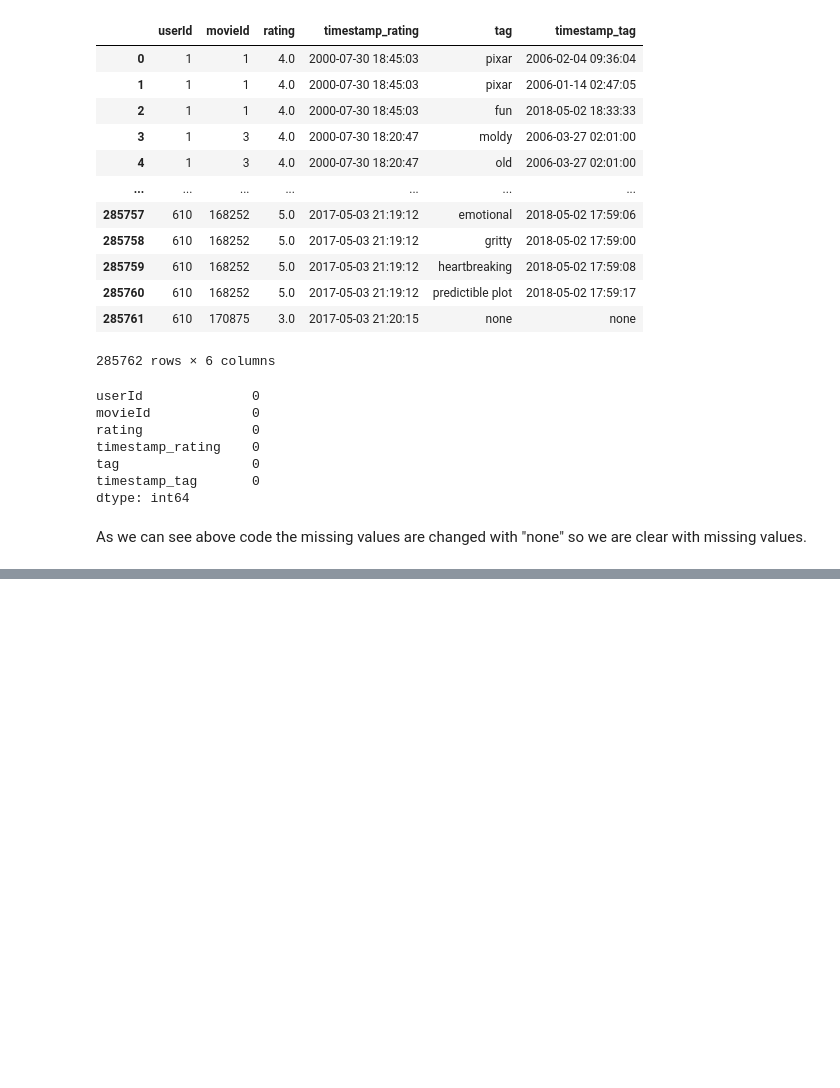
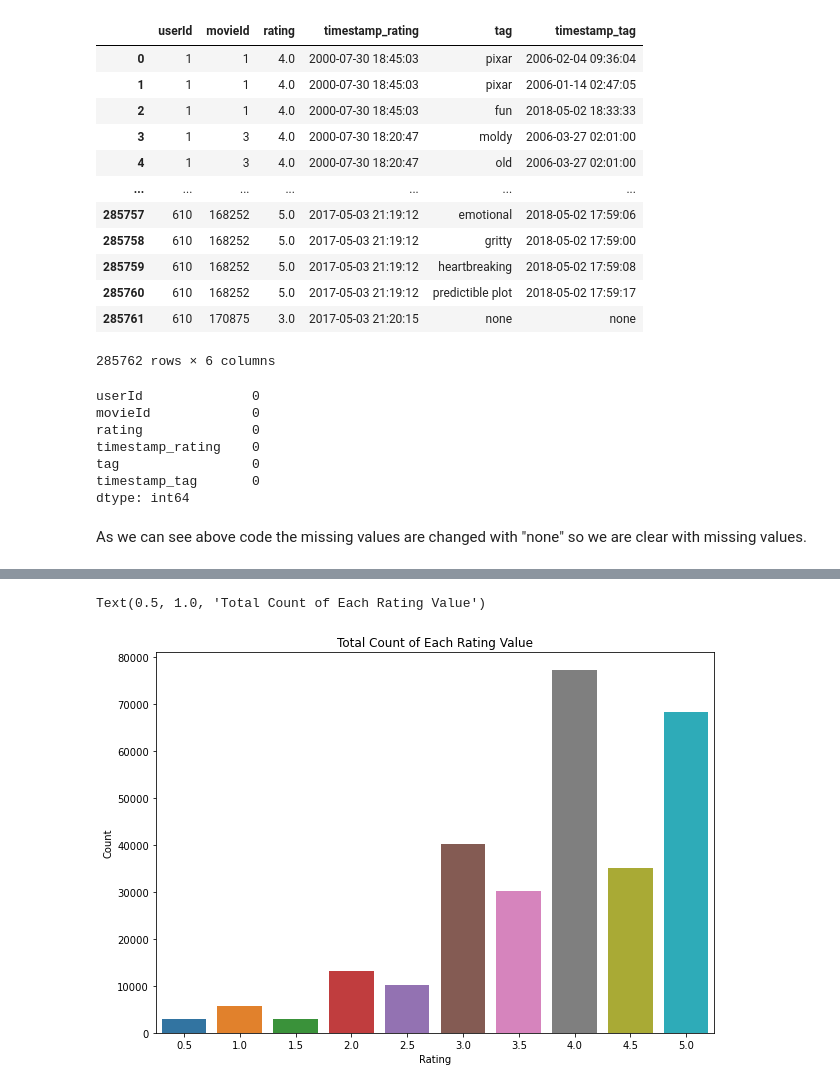
Before and after one commit to ekarbeyaz/movie-rankings-data-manipulation, a Jupyter notebook: Script - Movies.ipynb, the cells around one changed output, grey strips where cells are left out. Drawn from its saved outputs; the diff is of its cells as text; code cells hidden in the pictures; blank space fills up the shorter version.

```diff
--- a/Script - Movies.ipynb
+++ b/Script - Movies.ipynb
@@ -348,0 +385,3 @@ As we can see above code the missing values are changed with "none" so we are cl
+# %%
+ratings_final = pd.merge(left=ratings_na_dropped, right=movies_changed, how="left", left_on="movieId", right_on="movieId")
+ratings_final
@@ -348,0 +413,4 @@ As we can see above code the missing values are changed with "none" so we are cl
+# %%
+rating_count = ratings_final.groupby("rating")["userId"].count().reset_index()
+rating_count.rename(columns={"rating":"Rating", "userId":"Count"}, inplace=True)
+rating_count
@@ -348,0 +429,8 @@ As we can see above code the missing values are changed with "none" so we are cl
+# %%
+# Let's create a barplot with the values from the above dataframe.
+plt.figure(figsize=(10,7))
+sns.barplot(x="Rating", y="Count", data=rating_count)
+plt.title("Total Count of Each Rating Value")
+# %% [output]
+Text(0.5, 1.0, 'Total Count of Each Rating Value')
+[figure, added]
```
Also changed, not shown: parts of 13 cells of this notebook.
